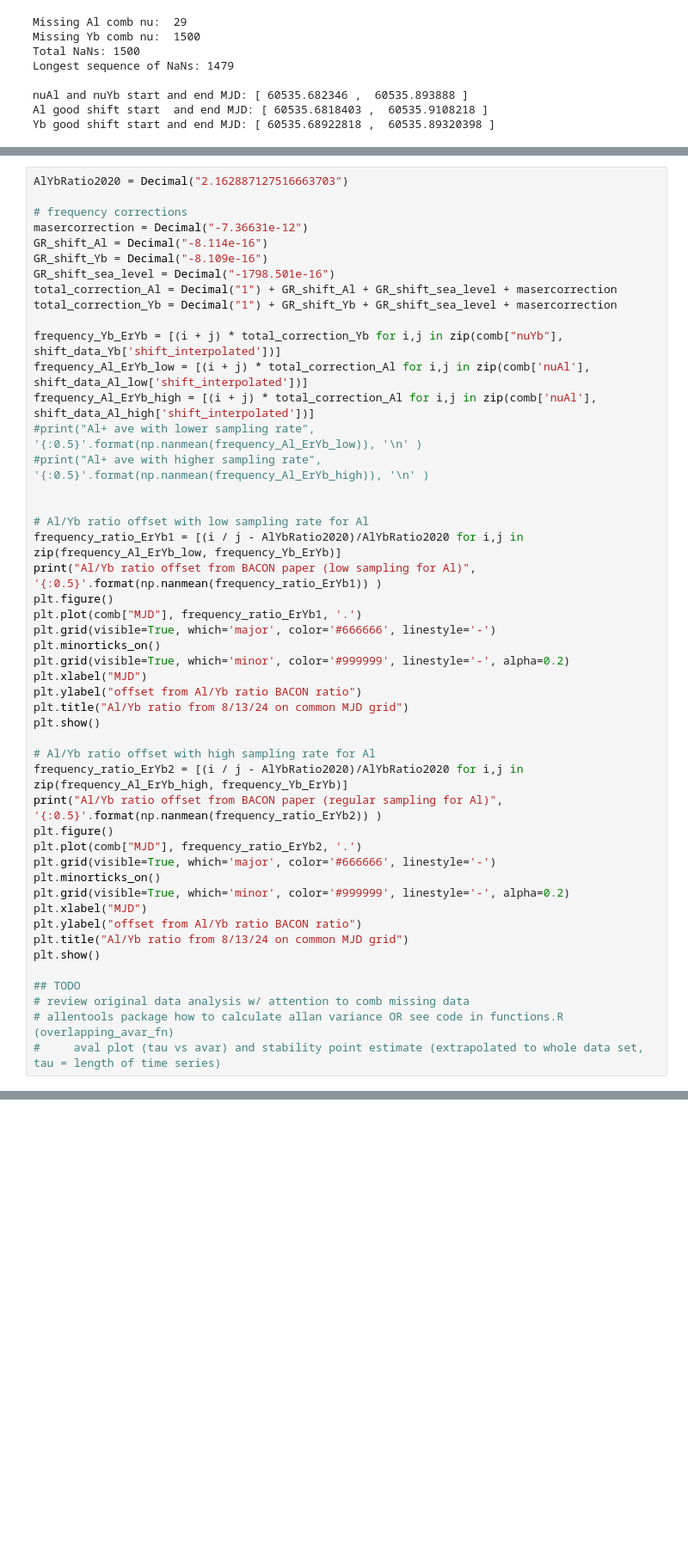
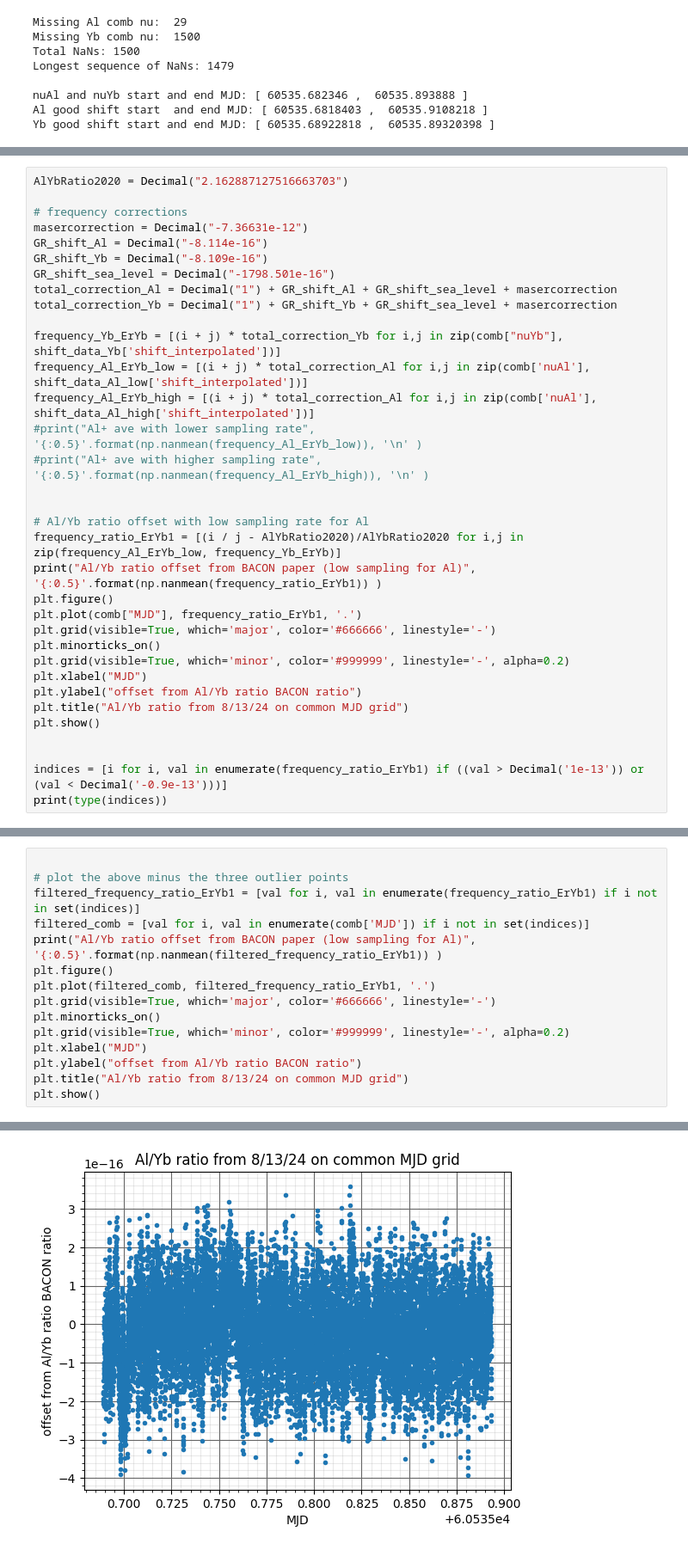
Before and after one commit to caitberry/atomic-clock, a Jupyter notebook: st-interp/three_clocks/reduced-sampling-experiment.ipynb, the cells around one changed output, grey strips where cells are left out. Shown at 86% size. Cells and saved outputs as stored; diff of their text form; blank space fills up the shorter version.

Commit message:
update reduced-sampling-experiment to analyze ratio w/ and w/out outlier pts

```diff
--- a/st-interp/three_clocks/reduced-sampling-experiment.ipynb
+++ b/st-interp/three_clocks/reduced-sampling-experiment.ipynb
@@ -331,23 +335,9 @@ plt.ylabel("offset from Al/Yb ratio BACON ratio")
 plt.title("Al/Yb ratio from 8/13/24 on common MJD grid")
 plt.show()
 
-# Al/Yb ratio offset with high sampling rate for Al
-frequency_ratio_ErYb2 = [(i / j - AlYbRatio2020)/AlYbRatio2020 for i,j in zip(frequency_Al_ErYb_high, frequency_Yb_ErYb)]
-print("Al/Yb ratio offset from BACON paper (regular sampling for Al)", '{:0.5}'.format(np.nanmean(frequency_ratio_ErYb2)) )
-plt.figure()
-plt.plot(comb["MJD"], frequency_ratio_ErYb2, '.')
-plt.grid(visible=True, which='major', color='#666666', linestyle='-')
-plt.minorticks_on()
-plt.grid(visible=True, which='minor', color='#999999', linestyle='-', alpha=0.2)
-plt.xlabel("MJD")
-plt.ylabel("offset from Al/Yb ratio BACON ratio")
-plt.title("Al/Yb ratio from 8/13/24 on common MJD grid")
-plt.show()
 
-## TODO
-# review original data analysis w/ attention to comb missing data
-# allentools package how to calculate allan variance OR see code in functions.R (overlapping_avar_fn)
-#     aval plot (tau vs avar) and stability point estimate (extrapolated to whole data set, tau = length of time series)
+indices = [i for i, val in enumerate(frequency_ratio_ErYb1) if ((val > Decimal('1e-13')) or (val < Decimal('-0.9e-13')))]
+print(type(indices))
 # %% [output]
 Al/Yb ratio offset from BACON paper (low sampling for Al) -2.6214E-17
 [figure]
@@ -355,0 +345,16 @@ Al/Yb ratio offset from BACON paper (regular sampling for Al) -2.6108E-17
+# %%
+
+# plot the above minus the three outlier points
+filtered_frequency_ratio_ErYb1 = [val for i, val in enumerate(frequency_ratio_ErYb1) if i not in set(indices)]
+filtered_comb = [val for i, val in enumerate(comb['MJD']) if i not in set(indices)]
+print("Al/Yb ratio offset from BACON paper (low sampling for Al)", '{:0.5}'.format(np.nanmean(filtered_frequency_ratio_ErYb1)) )
+plt.figure()
+plt.plot(filtered_comb, filtered_frequency_ratio_ErYb1, '.')
+plt.grid(visible=True, which='major', color='#666666', linestyle='-')
+plt.minorticks_on()
+plt.grid(visible=True, which='minor', color='#999999', linestyle='-', alpha=0.2)
+plt.xlabel("MJD")
+plt.ylabel("offset from Al/Yb ratio BACON ratio")
+plt.title("Al/Yb ratio from 8/13/24 on common MJD grid")
+plt.show()
+# %% [output]
@@ -355,0 +362 @@ Al/Yb ratio offset from BACON paper (regular sampling for Al) -2.6108E-17
+[figure, added]
```
Also changed, not shown: parts of 5 cells of this notebook.
